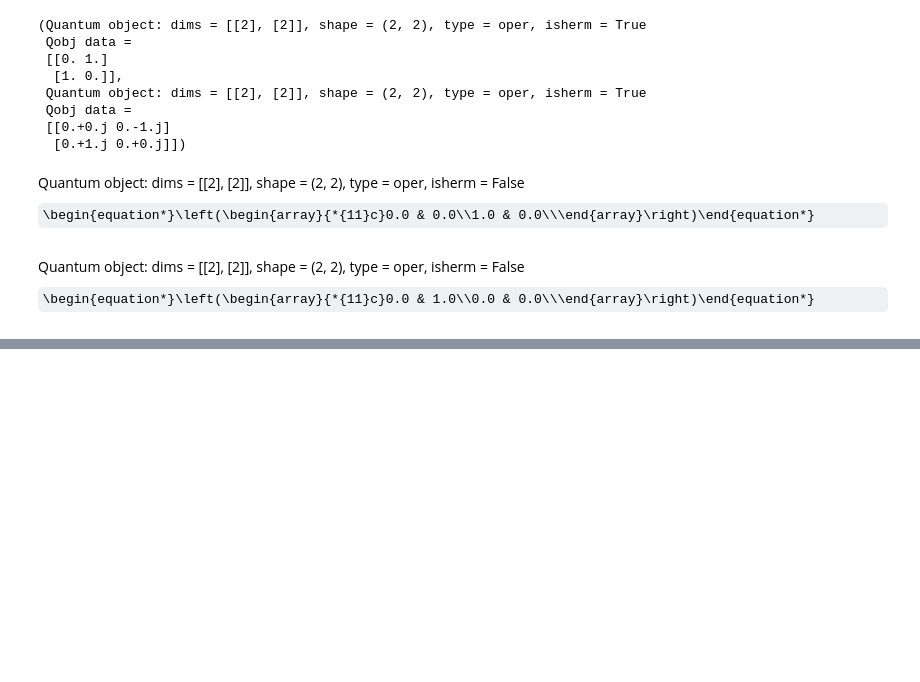
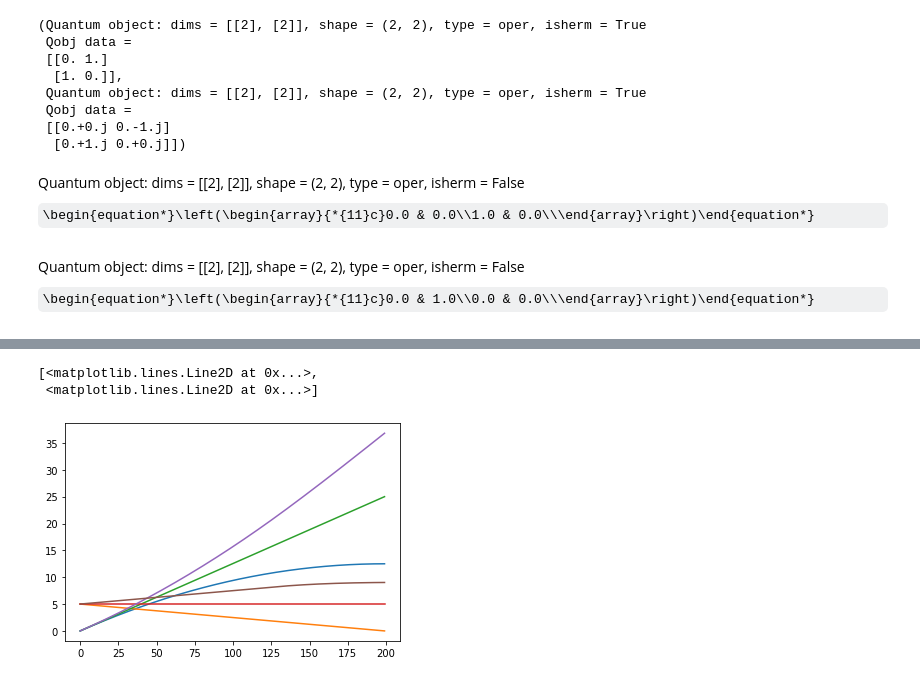
Before and after one commit to morgatron/spylind, a Jupyter notebook: spylind/working/autograd_test.ipynb, the cells around one changed output, grey strips where cells are left out. Drawn from its saved outputs; the diff is of its cells as text; code cells hidden in the pictures; some formulas as TeX source; blank space fills up the shorter version.

```diff
--- a/spylind/working/autograd_test.ipynb
+++ b/spylind/working/autograd_test.ipynb
@@ -1061,0 +1338,8 @@ Quantum object: dims = [[2], [2]], shape = (2, 2), type = oper, isherm = False\b
+# %%
+plt.plot(res1.states)
+plt.plot(res2.states)
+plt.plot(res3.states)
+# %% [output]
+[<matplotlib.lines.Line2D at 0x...>,
+ <matplotlib.lines.Line2D at 0x...>]
+[figure, added]
```
Also changed, not shown: parts of 18 cells of this notebook, 1 other file.
